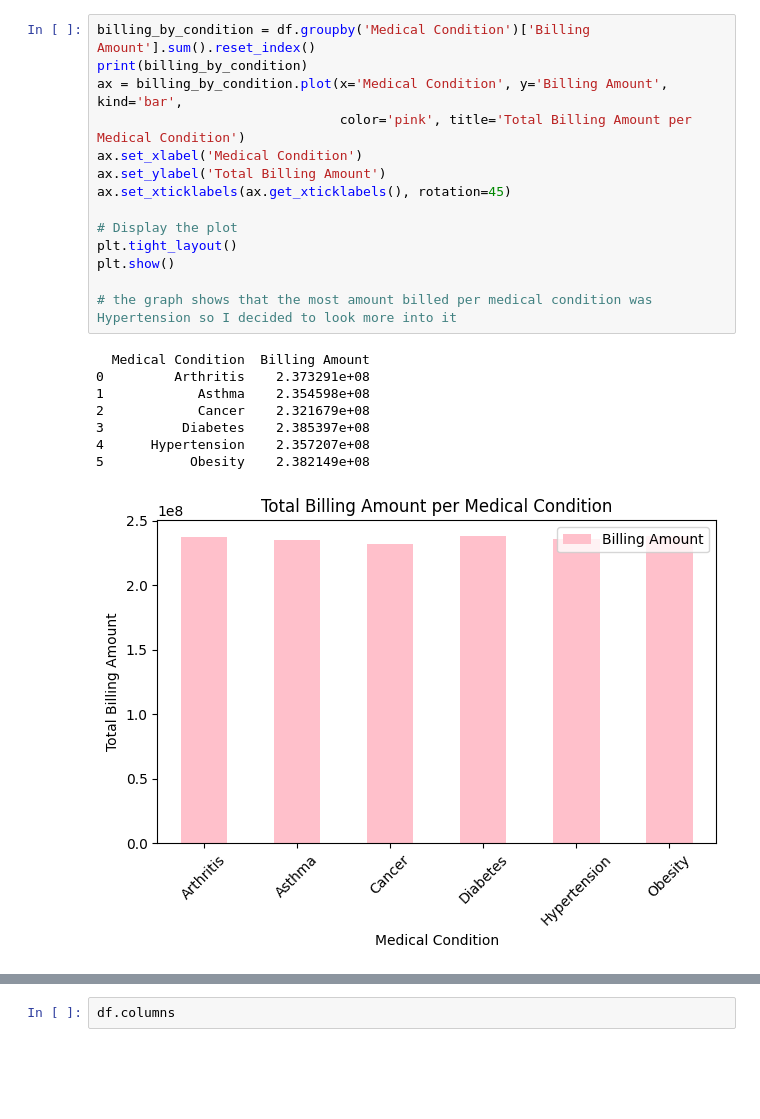
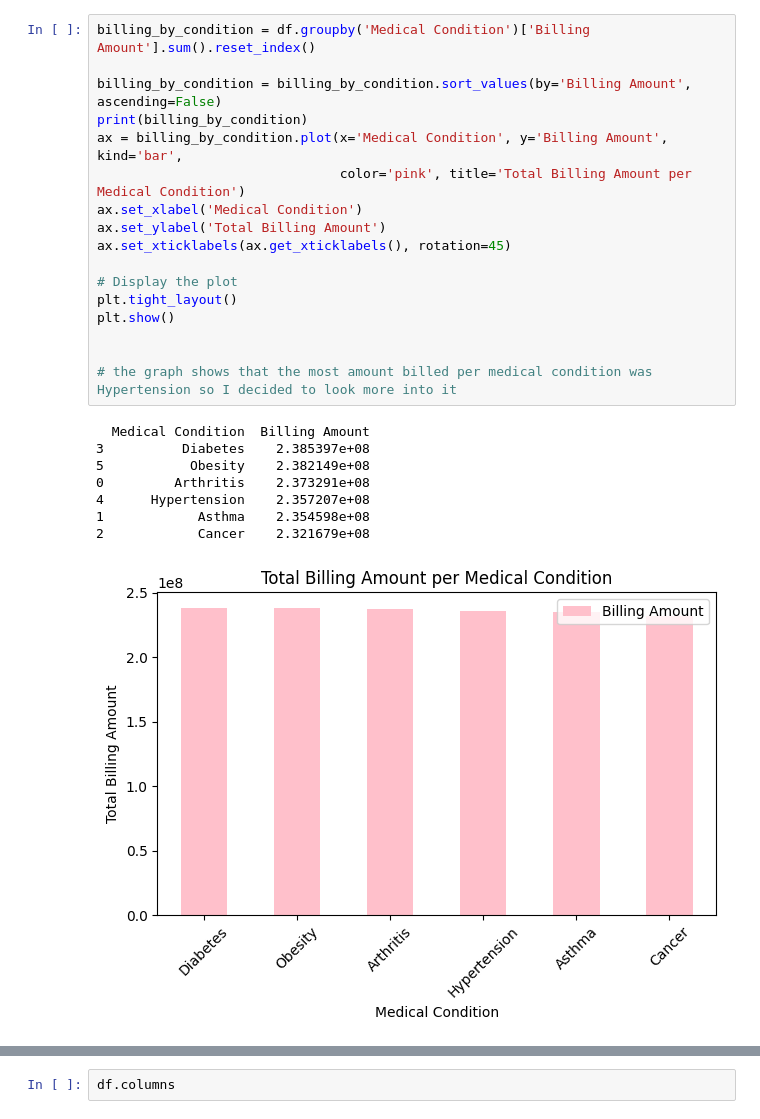
Before and after one commit to bscruz/database-assignment, a Jupyter notebook: dataset.ipynb, the cells around one changed output, grey strips where cells are left out. Drawn from its saved outputs; the diff is of its cells as text; blank space fills up the shorter version.

```diff
--- a/dataset.ipynb
+++ b/dataset.ipynb
@@ -29,24 +29,27 @@ df.head(5)
 | 4 | adrIENNE bEll | 43 | Female | AB+ | Cancer | 2022-09-19 | Kathleen Hanna | White-White | ... |
 # %%
 billing_by_condition = df.groupby('Medical Condition')['Billing Amount'].sum().reset_index()
+
+billing_by_condition = billing_by_condition.sort_values(by='Billing Amount', ascending=False)
 print(billing_by_condition)
 ax = billing_by_condition.plot(x='Medical Condition', y='Billing Amount', kind='bar',
                                color='pink', title='Total Billing Amount per Medical Condition')
 ax.set_xlabel('Medical Condition')
 ax.set_ylabel('Total Billing Amount')
 ax.set_xticklabels(ax.get_xticklabels(), rotation=45)
 
 # Display the plot
 plt.tight_layout()
 plt.show()
 
+
 # the graph shows that the most amount billed per medical condition was Hypertension so I decided to look more into it
 # %% [output]
   Medical Condition  Billing Amount
+3          Diabetes    2.385397e+08
+5           Obesity    2.382149e+08
 0         Arthritis    2.373291e+08
+4      Hypertension    2.357207e+08
 1            Asthma    2.354598e+08
 2            Cancer    2.321679e+08
-3          Diabetes    2.385397e+08
-4      Hypertension    2.357207e+08
-5           Obesity    2.382149e+08
-[figure, old version]
+[figure, new version]
```
Also changed, not shown: parts of 7 cells of this notebook.
